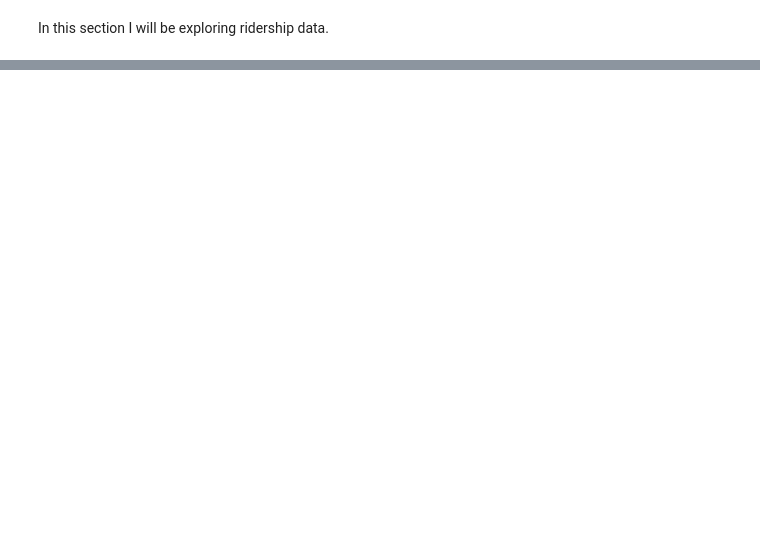
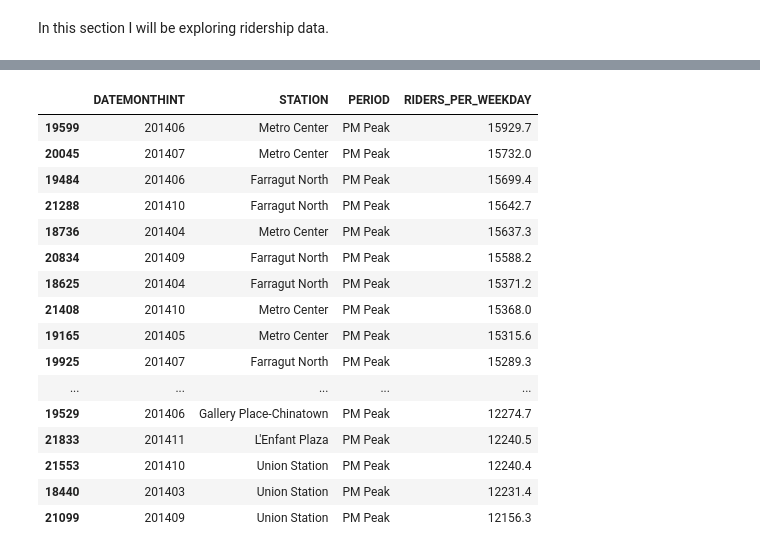
Before and after one commit to ENPlummer/Metro-Project, a Jupyter notebook: Data Exploration-Ebony.ipynb, the cells around one changed output, grey strips where cells are left out. Drawn from its saved outputs; the diff is of its cells as text; code cells hidden in the pictures; blank space fills up the shorter version.

```diff
--- a/Data Exploration-Ebony.ipynb
+++ b/Data Exploration-Ebony.ipynb
@@ -64,0 +378,21 @@ metro_group_14.head()
+# %%
+top_50_ridership_timeperiod_14 = timeperiod_14.sort_values(['PERIOD','RIDERS_PER_WEEKDAY'], ascending=False).head(50)
+top_50_ridership_timeperiod_14
+# %% [output]
+|  | DATEMONTHINT | STATION | PERIOD | RIDERS_PER_WEEKDAY |
+| 19599 | 201406 | Metro Center | PM Peak | 15929.7 |
+| 20045 | 201407 | Metro Center | PM Peak | 15732.0 |
+| 19484 | 201406 | Farragut North | PM Peak | 15699.4 |
+| 21288 | 201410 | Farragut North | PM Peak | 15642.7 |
+| 18736 | 201404 | Metro Center | PM Peak | 15637.3 |
+| 20834 | 201409 | Farragut North | PM Peak | 15588.2 |
+| 18625 | 201404 | Farragut North | PM Peak | 15371.2 |
+| 21408 | 201410 | Metro Center | PM Peak | 15368.0 |
+| 19165 | 201405 | Metro Center | PM Peak | 15315.6 |
+| 19925 | 201407 | Farragut North | PM Peak | 15289.3 |
+| ... | ... | ... | ... | ... |
+| 19529 | 201406 | Gallery Place-Chinatown | PM Peak | 12274.7 |
+| 21833 | 201411 | L'Enfant Plaza | PM Peak | 12240.5 |
+| 21553 | 201410 | Union Station | PM Peak | 12240.4 |
+| 18440 | 201403 | Union Station | PM Peak | 12231.4 |
+| 21099 | 201409 | Union Station | PM Peak | 12156.3 |
```
Also changed, not shown: parts of 94 cells of this notebook.
